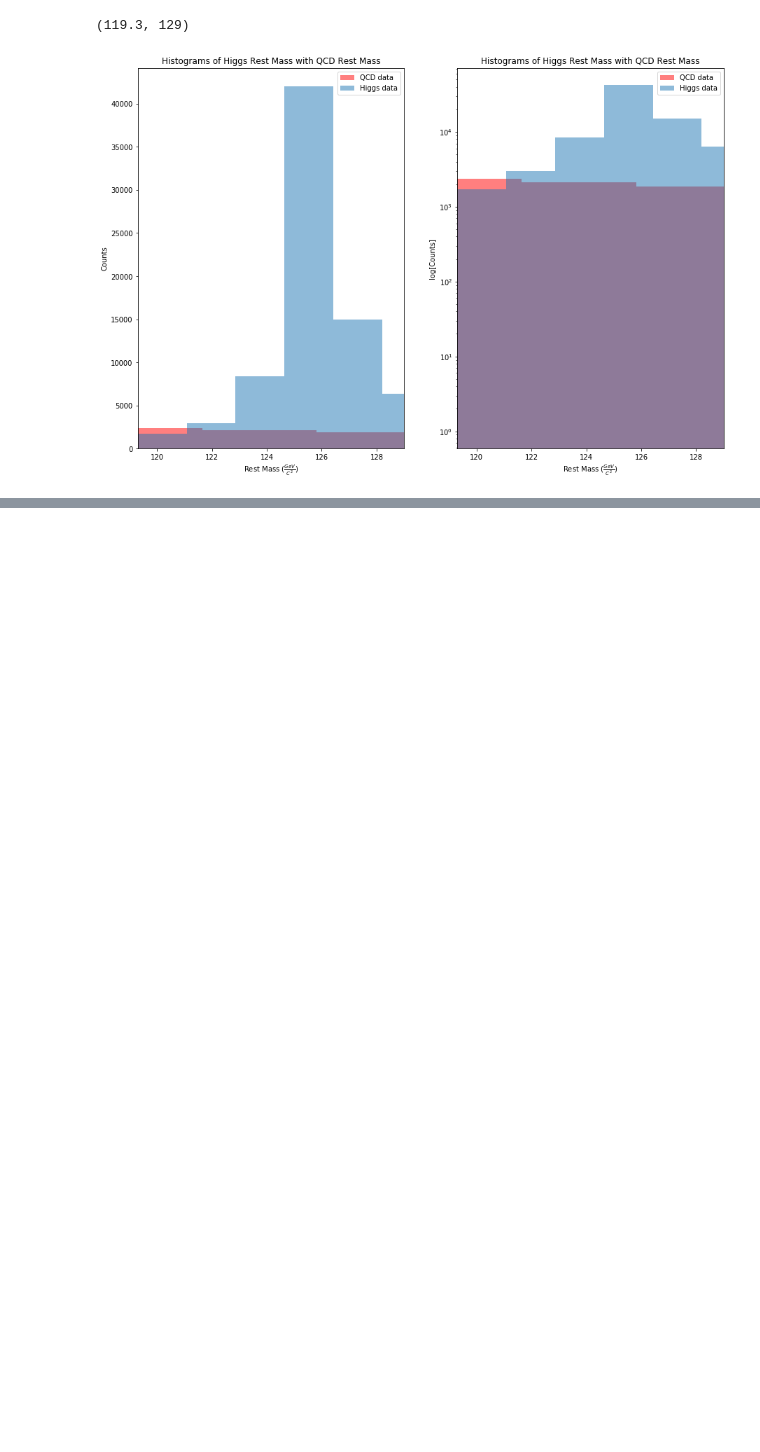
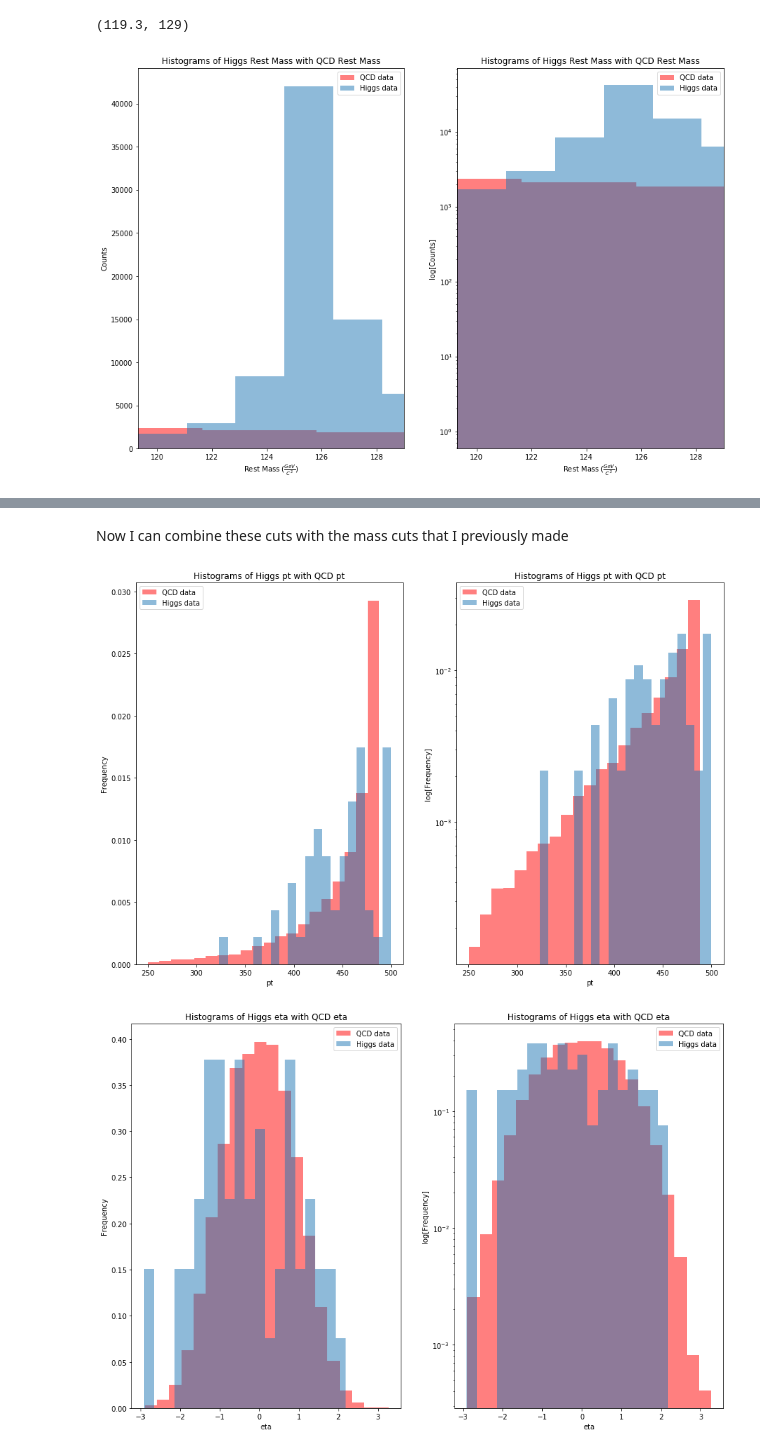
Before and after one commit to nsyochum/Physics-434, a Jupyter notebook: Lab_7/Lab_7.ipynb, the cells around one changed output, grey strips where cells are left out. Cells and saved outputs as stored; diff of their text form; code cells hidden in the pictures; blank space fills up the shorter version.

```diff
--- a/Lab_7/Lab_7.ipynb
+++ b/Lab_7/Lab_7.ipynb
@@ -420,8 +160,0 @@ array([<matplotlib.axes._subplots.AxesSubplot object at 0x...>,
-# %%
-minimum_cut_level = 0.4
-max_cut_level = 0.8
-[minimum_cut_level, max_cut_level] = make_cuts('KtDeltaR', minimum_cut_level, max_cut_level)
-
-ax = histograms('KtDeltaR', 'KtDeltaR\n', r'')
-ax[0].set_xlim([minimum_cut_level,max_cut_level])
-ax[1].set_xlim([minimum_cut_level,max_cut_level])
@@ -437,0 +308,34 @@ From these plots, it appears that transverse momentum, ECF-2 ratio, t_2, t_3, t_
+# %% [markdown]
+Now I can combine these cuts with the mass cuts that I previously made
+# %%
+# this block of code iterates through all of the mass data and compiles the other variables where the mass is eithin the predefined cut
+
+final_higgs_cuts = {'pt' : [], 'eta' : [], 'phi' : [], 'mass' : [], 'ee2' : [], 'ee3' : [], 'd2' : [], 'angularity' : [], 't1' : [],
+       't2' : [], 't3' : [], 't21' : [], 't32' : [], 'KtDeltaR' : []}
+final_qcd_cuts = {'pt' : [], 'eta' : [], 'phi' : [], 'mass' : [], 'ee2' : [], 'ee3' : [], 'd2' : [], 'angularity' : [], 't1' : [],
+       't2' : [], 't3' : [], 't21' : [], 't32' : [], 'KtDeltaR' : []}
+
+for index in range(len(higgs_cuts.get('mass'))):
+
+    is_higgs = higgs_cuts.get('t2')[index] < t2_max and higgs_cuts.get('t2')[index] > t2_min
+    is_higgs = is_higgs and higgs_cuts.get('t3')[index] < t3_max and higgs_cuts.get('t3')[index] > t3_min
+    is_higgs = is_higgs and higgs_cuts.get('t21')[index] < t21_max and higgs_cuts.get('t21')[index] > t21_min
+    # is_higgs = is_higgs and higgs_cuts.get('KtDeltaR')[index] < kt_max and higgs_cuts.get('KtDeltaR')[index] > kt_min
+    if is_higgs:
+        for var in higgs_data.keys():
+            final_higgs_cuts.get(var).append(higgs_cuts.get(var)[index])
+
+for index in range(len(qcd_cuts.get('mass'))):
+    is_qcd = qcd_cuts.get('t2')[index] < t2_max and qcd_cuts.get('t2')[index] > t2_min
+    is_qcd = is_qcd and qcd_cuts.get('t3')[index] < t3_max and qcd_cuts.get('t3')[index] > t3_min
+    is_qcd = is_qcd and qcd_cuts.get('t21')[index] < t21_max and qcd_cuts.get('t21')[index] > t21_min
+    # is_qcd = is_qcd and qcd_cuts.get('KtDeltaR')[index] < kt_max and qcd_cuts.get('KtDeltaR')[index] > kt_min
+    if is_qcd:
+        for var in higgs_data.keys():
+            final_qcd_cuts[var].append(qcd_cuts.get(var)[index])
+# %%
+for var in qcd_data.keys():
+    histograms_2(np.array(final_higgs_cuts[var]), np.array(final_qcd_cuts[var]), var, 20)
+# %% [output]
+[figure, added]
+[figure, added]
```
Also changed, not shown: parts of 55 cells of this notebook.
